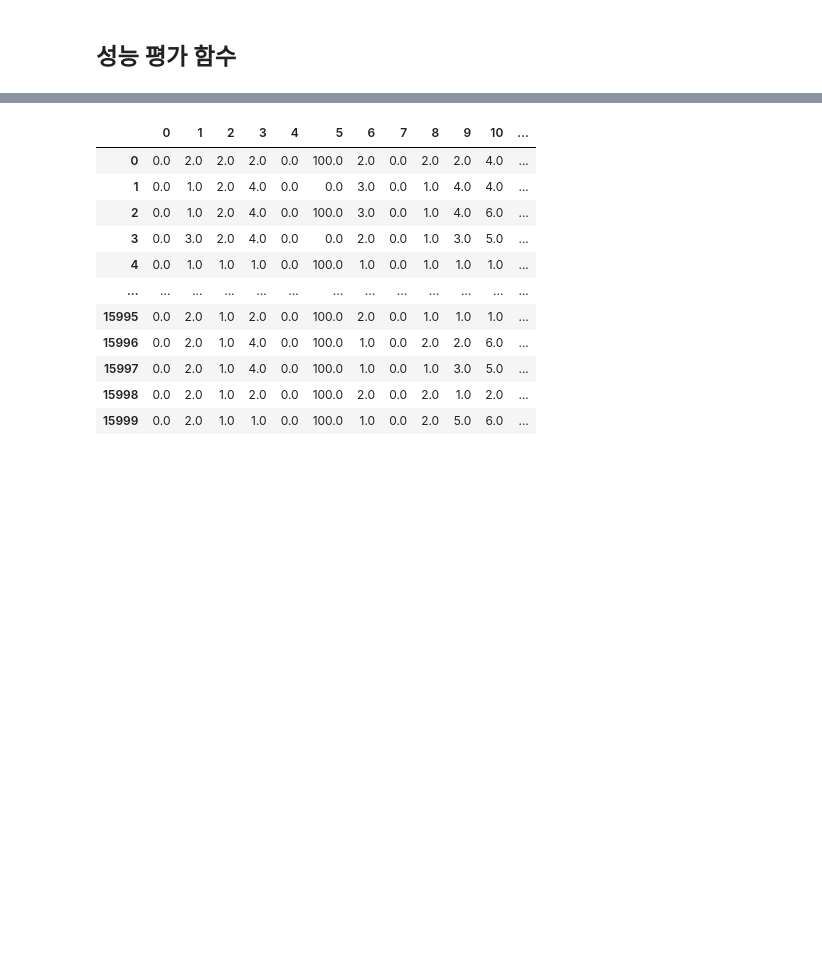
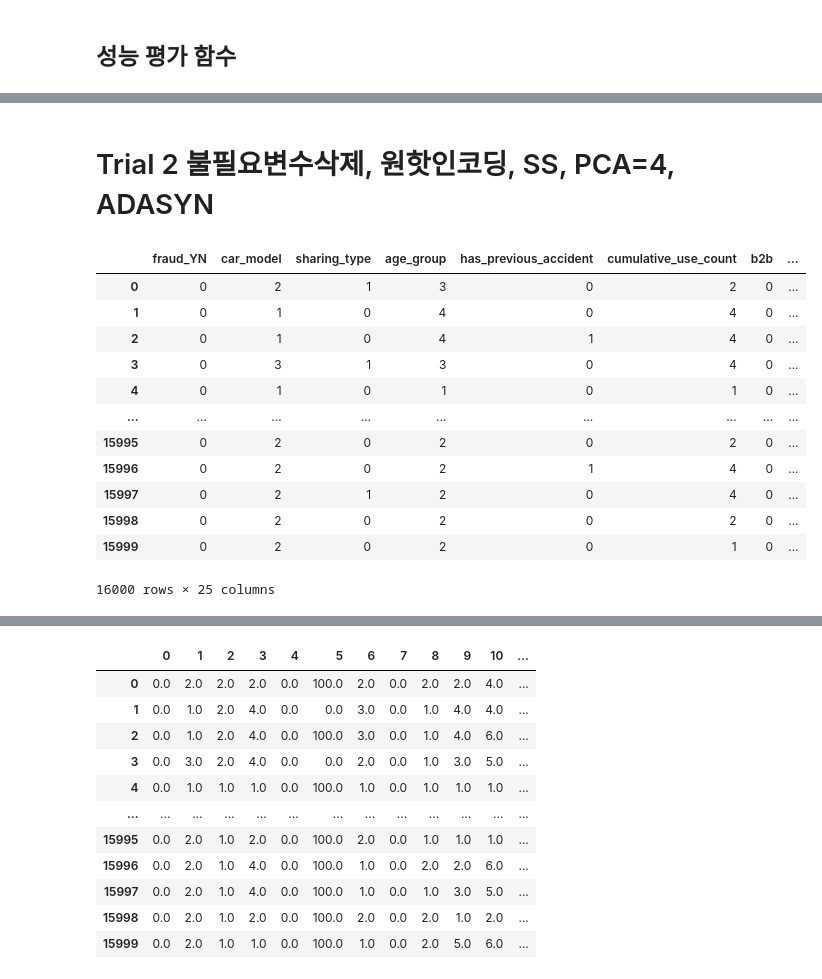
Before and after one commit to Yenabeam/dss_prjt_socar, a Jupyter notebook: socar.ipynb, the cells around one changed output, grey strips where cells are left out. Saved outputs shown, nothing was run; the diff lists cells and outputs as text; code cells hidden in the pictures; blank space fills up the shorter version.

```diff
--- a/socar.ipynb
+++ b/socar.ipynb
@@ -567,3 +569,5 @@ LinearSVC 교차검증 recall:0.523, 최적의 파라미터:{'clf__loss': 'squar
 | 4 | LinearSVC | 0.791925 | 0.571429 | 0.007449 | 0.014706 | 0.681977 | 0.635694 | ... |
+# %% [markdown]
+# Trial 2 불필요변수삭제, 원핫인코딩, SS, PCA=4, ADASYN
 # %%
 # 2. 불필요변수삭제, 원핫인코딩, SS, PCA=4, ADASYN
@@ -570,4 +575,20 @@ LinearSVC 교차검증 recall:0.523, 최적의 파라미터:{'clf__loss': 'squar
 socar_2 = socar_df.copy()
+# %%
+socar_2
+# %% [output]
+|  | fraud_YN | car_model | sharing_type | age_group | has_previous_accident | cumulative_use_count | b2b | ... |
+| 0 | 0 | 2 | 1 | 3 | 0 | 2 | 0 | ... |
+| 1 | 0 | 1 | 0 | 4 | 0 | 4 | 0 | ... |
+| 2 | 0 | 1 | 0 | 4 | 1 | 4 | 0 | ... |
+| 3 | 0 | 3 | 1 | 3 | 0 | 4 | 0 | ... |
+| 4 | 0 | 1 | 0 | 1 | 0 | 1 | 0 | ... |
+| ... | ... | ... | ... | ... | ... | ... | ... | ... |
+| 15995 | 0 | 2 | 0 | 2 | 0 | 2 | 0 | ... |
+| 15996 | 0 | 2 | 0 | 2 | 1 | 4 | 0 | ... |
+| 15997 | 0 | 2 | 1 | 2 | 0 | 4 | 0 | ... |
+| 15998 | 0 | 2 | 0 | 2 | 0 | 2 | 0 | ... |
+| 15999 | 0 | 2 | 0 | 2 | 0 | 1 | 0 | ... |
+16000 rows × 25 columns
 # %%
 socar_2.drop(['sharing_type', 'has_previous_accident', 'socarpass', 'car_part2'], axis =1, inplace=True)
 cat_attribs = socar_2.columns.drop(['fraud_YN', 'accident_ratio', 'repair_cost', 'insure_cost', 'repair_cnt', 'test_set'])
```
Also changed, not shown: parts of 24 cells of this notebook, 2 other files.
